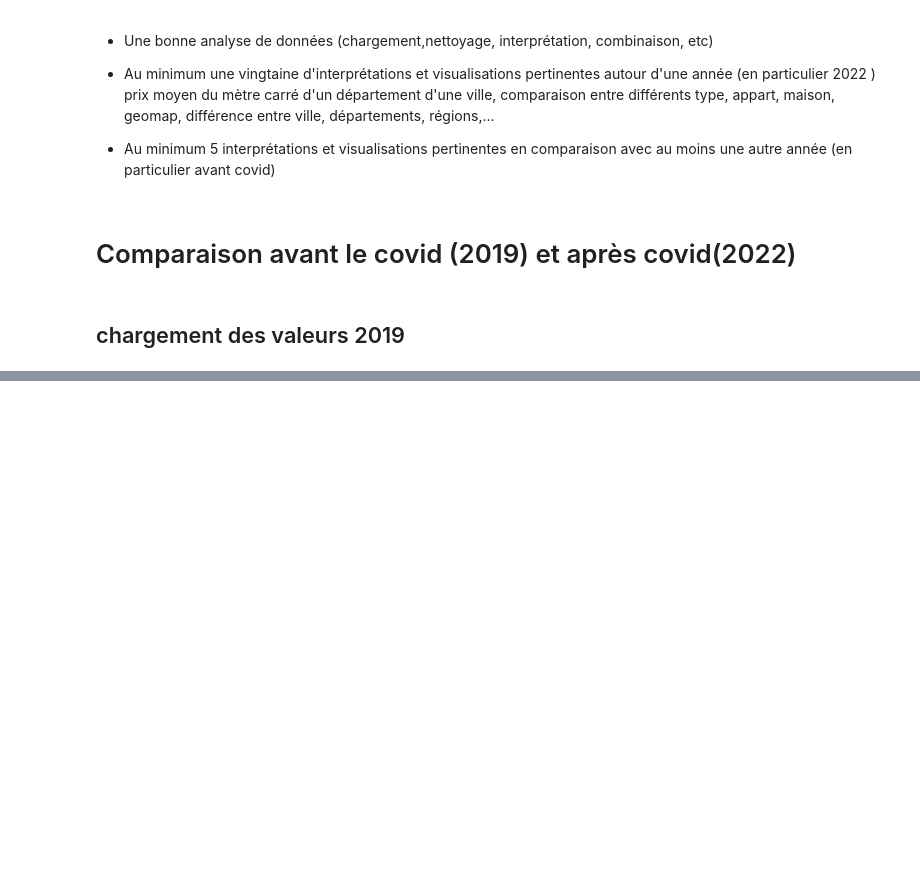
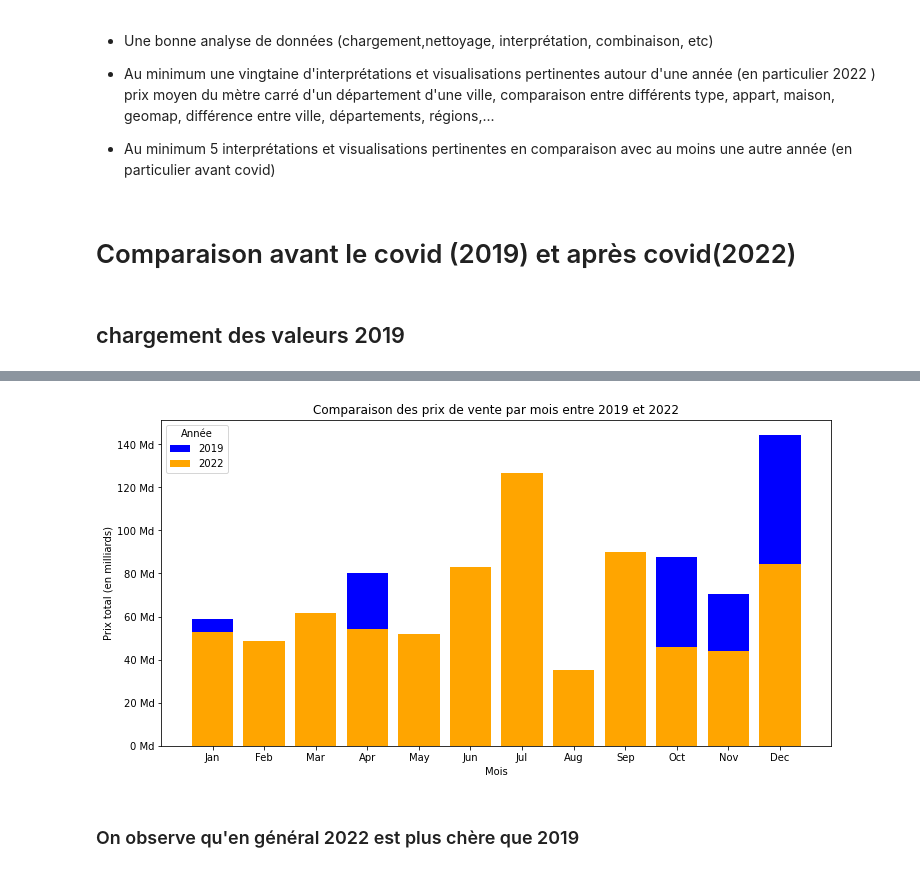
Before and after one commit to Marc94440/Projet-DVF, a Jupyter notebook: Projet_DVF.ipynb, the cells around one changed output, grey strips where cells are left out. Saved outputs shown, nothing was run; the diff lists cells and outputs as text; code cells hidden in the pictures; blank space fills up the shorter version.

```diff
--- a/Projet_DVF.ipynb
+++ b/Projet_DVF.ipynb
@@ -458,0 +638,32 @@ VF_2019 = VF_2019.drop(['No disposition', 'No voie', 'B/T/Q', 'Code voie'], axis
+# %%
+# Calculate total sale prices by month in 2019
+monthly_prices_2019 = VF_2019.groupby(VF_2019['Date mutation'].dt.month)['Valeur fonciere'].sum() / 1e9
+
+# Calculate total sale prices by month in 2022
+monthly_prices_2022 = VF_2022.groupby(VF_2022['Date mutation'].dt.month)['Valeur fonciere'].sum() / 1e9
+
+# Create a bar plot with different colors for each year
+plt.figure(figsize=(12, 6))
+plt.bar(monthly_prices_2019.index, monthly_prices_2019.values, color='blue', label='2019')
+plt.bar(monthly_prices_2022.index, monthly_prices_2022.values, color='orange', label='2022')
+
+# Format the y-axis in billions
+formatter = ticker.FuncFormatter(lambda x, pos: '{:1.0f} Md'.format(x))
+plt.gca().yaxis.set_major_formatter(formatter)
+
+# Replace the month labels
+months = [calendar.month_abbr[i] for i in range(1, 13)]
+plt.xticks(monthly_prices_2022.index, months)
+
+# Add labels, title, and legend
+plt.xlabel('Mois')
+plt.ylabel('Prix total (en milliards)')
+plt.title("Comparaison des prix de vente par mois entre 2019 et 2022")
+plt.legend(title='Année')
+
+# Display the bar plot
+plt.show()
+# %% [output]
+[figure, added]
+# %% [markdown]
+### On observe qu'en général 2022 est plus chère que 2019
```
Also changed, not shown: parts of 9 cells of this notebook, 2 other files.
